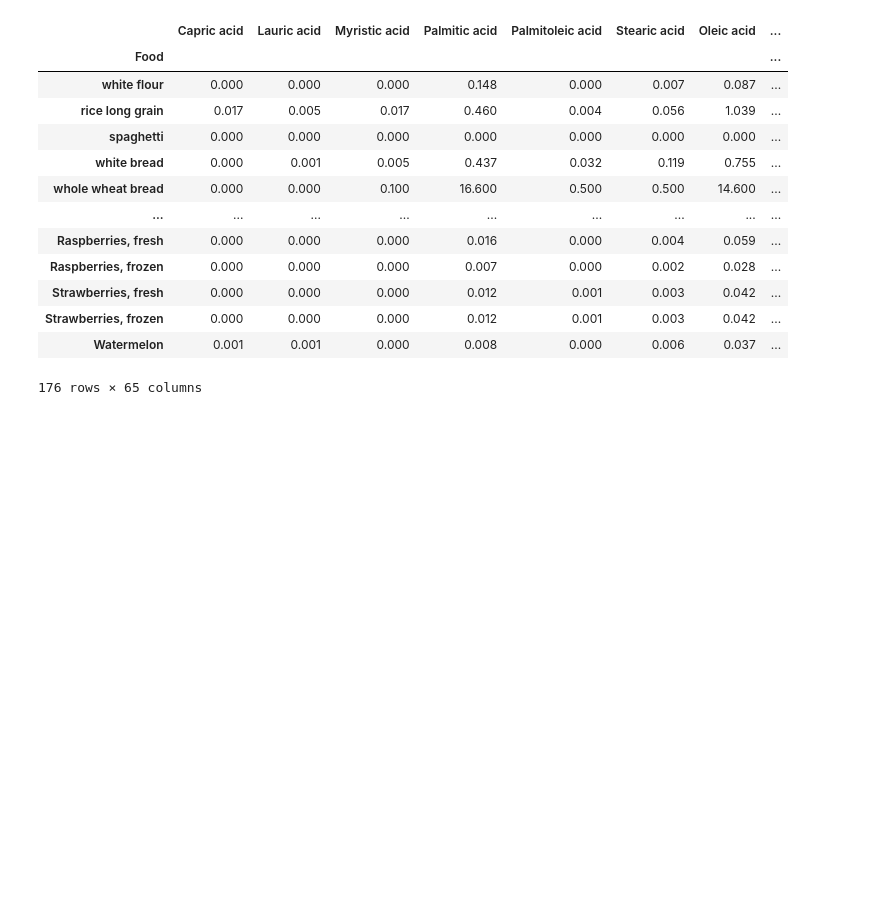
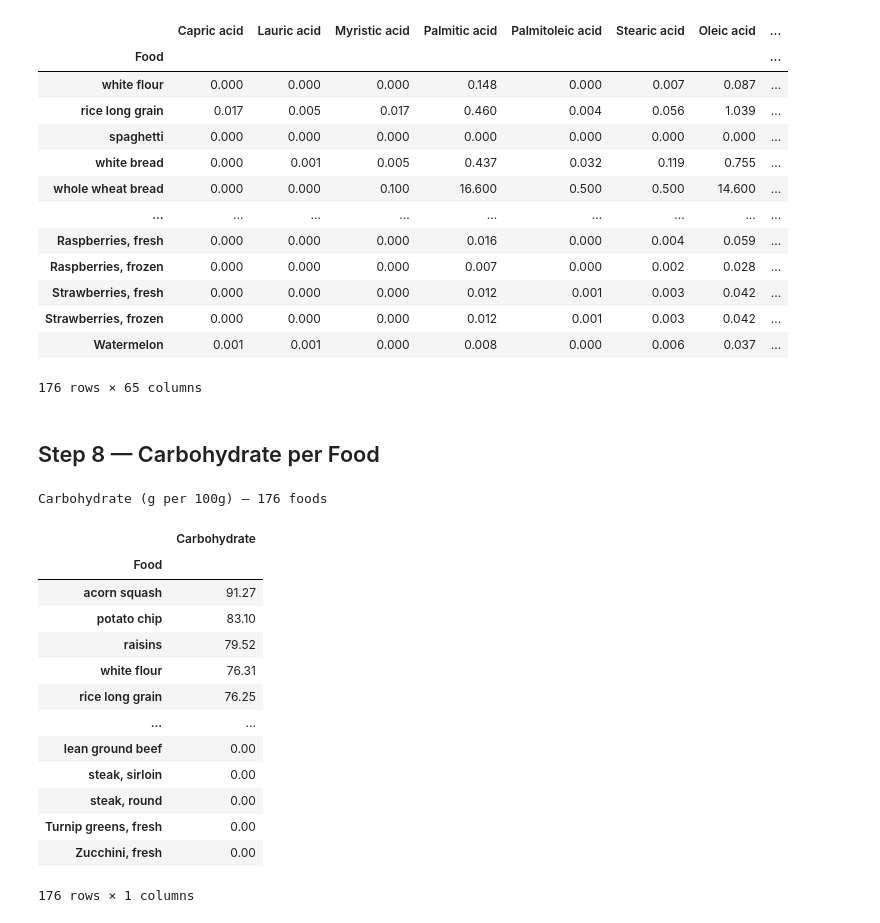
Before and after one commit to melon0420/Justus-von-Liebig, a Jupyter notebook: nutrient_mapping.ipynb, the cells around one changed output. Drawn from its saved outputs; the diff is of its cells as text; code cells hidden in the pictures; blank space fills up the shorter version.

```diff
--- a/nutrient_mapping.ipynb
+++ b/nutrient_mapping.ipynb
@@ -392,3 +393,28 @@ Price vector length: 176
 | Strawberries, frozen | 0.000 | 0.000 | 0.000 | 0.012 | 0.001 | 0.003 | 0.042 | ... |
 | Watermelon | 0.001 | 0.001 | 0.000 | 0.008 | 0.000 | 0.006 | 0.037 | ... |
 176 rows × 65 columns
+# %% [markdown]
+## Step 8 — Carbohydrate per Food
+# %%
+# Carbohydrate (g per 100g) for all 176 foods, sorted highest to lowest
+carb_per_food = matrix_A[['Carbohydrate']].copy()
+carb_per_food = carb_per_food.sort_values('Carbohydrate', ascending=False).round(2)
+
+print(f'Carbohydrate (g per 100g) — {len(carb_per_food)} foods')
+carb_per_food
+# %% [output]
+Carbohydrate (g per 100g) — 176 foods
+|  | Carbohydrate |
+| Food |  |
+| acorn squash | 91.27 |
+| potato chip | 83.10 |
+| raisins | 79.52 |
+| white flour | 76.31 |
+| rice long grain | 76.25 |
+| ... | ... |
+| lean ground beef | 0.00 |
+| steak, sirloin | 0.00 |
+| steak, round | 0.00 |
+| Turnip greens, fresh | 0.00 |
+| Zucchini, fresh | 0.00 |
+176 rows × 1 columns
```
Also changed, not shown: parts of 8 cells of this notebook, 1 other file.
